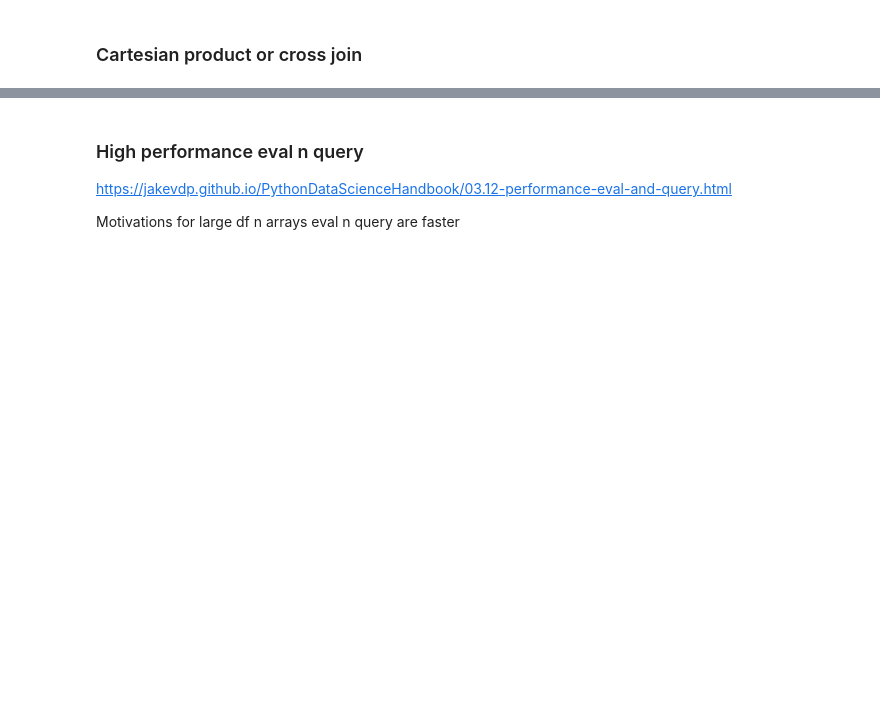
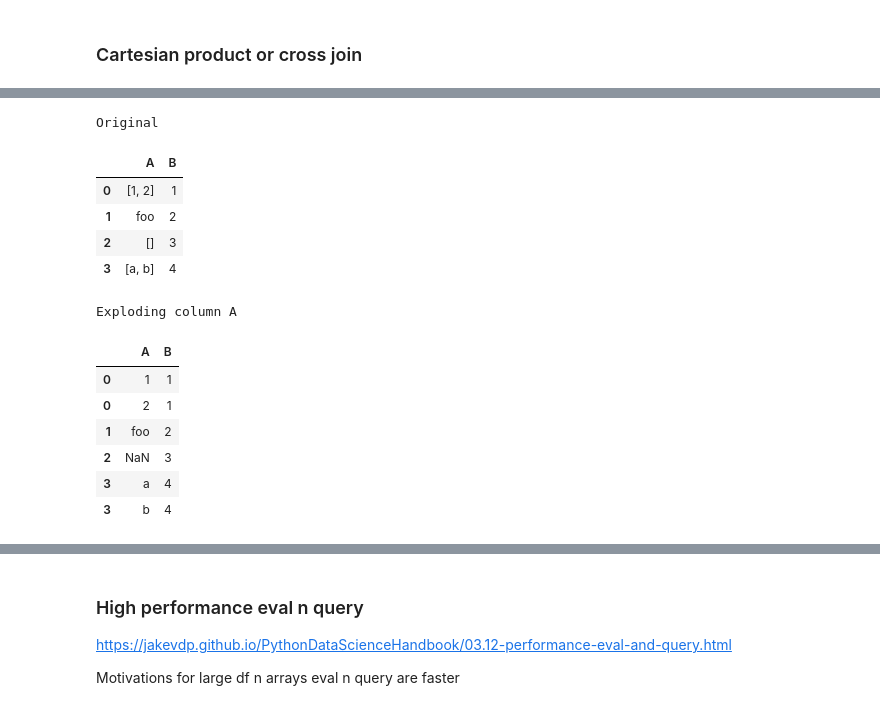
Before and after one commit to leandroohf/ds_pragmatic_programming, a Jupyter notebook: ds_pragmatic_programming_python.ipynb, the cells around one changed output, grey strips where cells are left out. Cells and saved outputs as stored; diff of their text form; code cells hidden in the pictures; blank space fills up the shorter version.

Commit message:
notebook: Add more common data wrangle operations
* Unstack and Stack
* Explode column

```diff
--- a/ds_pragmatic_programming_python.ipynb
+++ b/ds_pragmatic_programming_python.ipynb
@@ -1525,0 +1532,23 @@ cartesian_df.head(11)
+# %%
+print('Original')
+df = pd.DataFrame({'A': [[1,2],'foo', [],['a','b']], 'B': [1,2,3,4]})
+df
+
+print()
+print('Exploding column A')
+df.explode('A')
+# %% [output]
+Original
+|  | A | B |
+| 0 | [1, 2] | 1 |
+| 1 | foo | 2 |
+| 2 | [] | 3 |
+| 3 | [a, b] | 4 |
+Exploding column A
+|  | A | B |
+| 0 | 1 | 1 |
+| 0 | 2 | 1 |
+| 1 | foo | 2 |
+| 2 | NaN | 3 |
+| 3 | a | 4 |
+| 3 | b | 4 |
```
Also changed, not shown: parts of 6 cells of this notebook, 2 other files.
